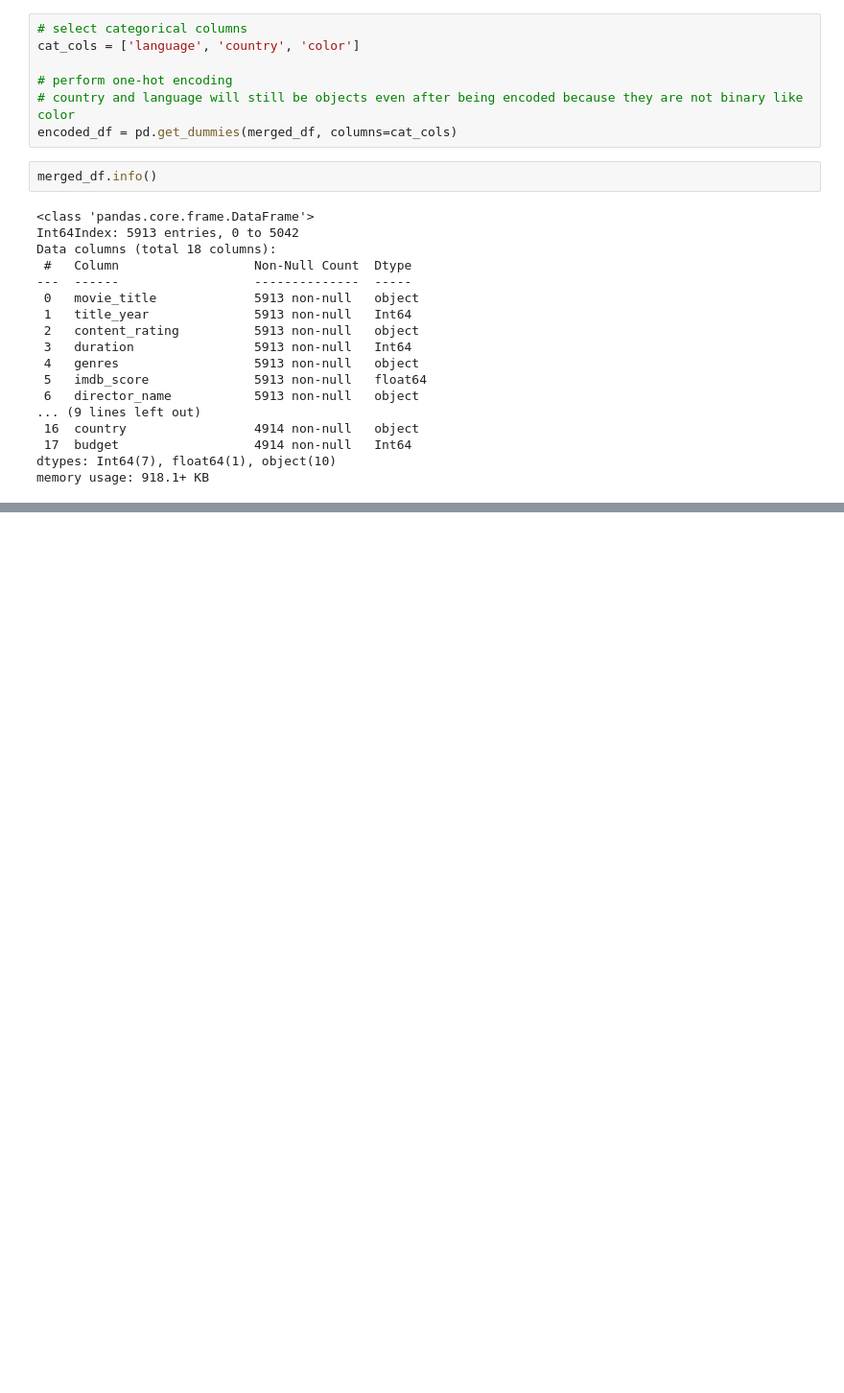
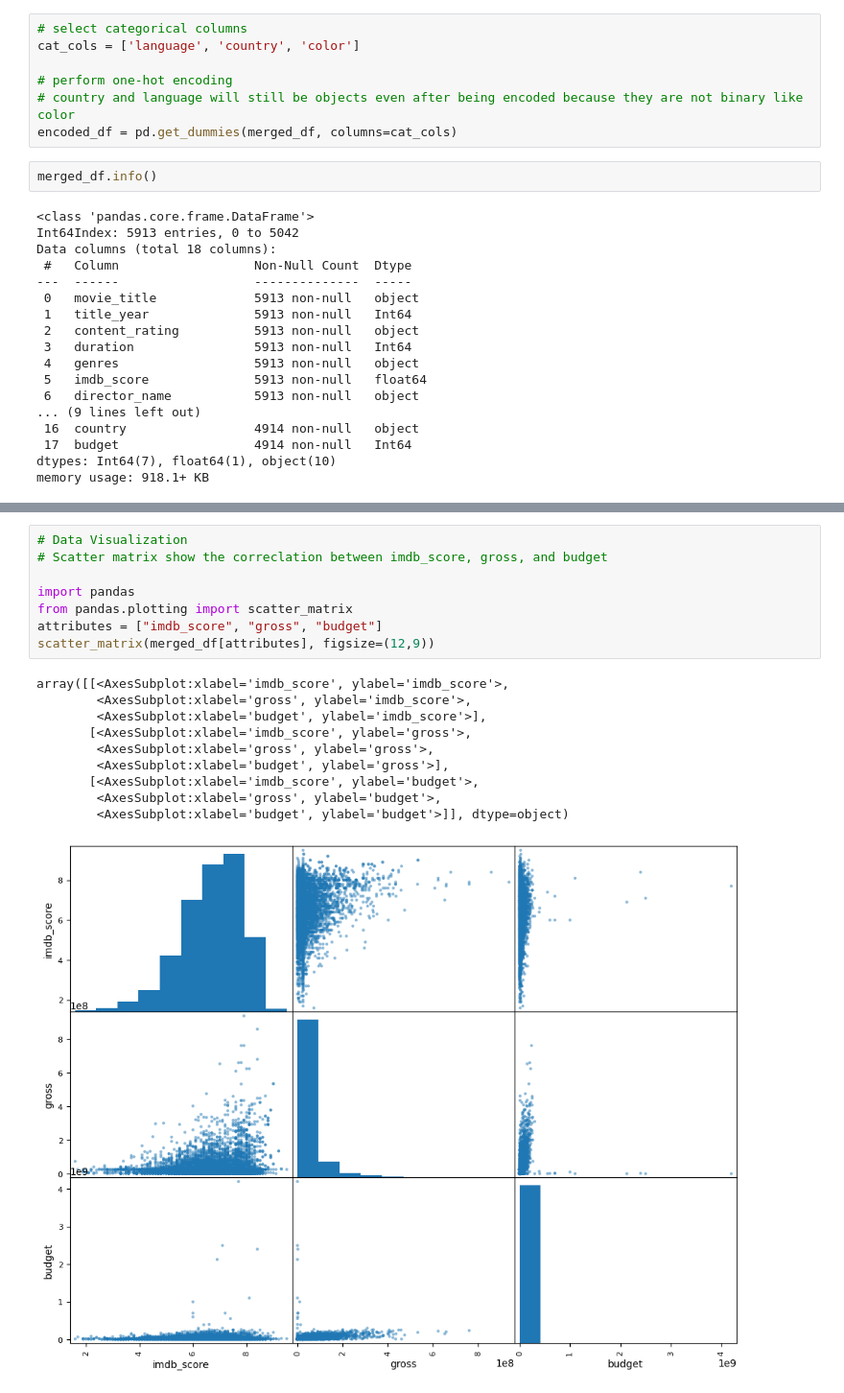
Before and after one commit to YasoJan/IMDB-Rating-Predictor, a Jupyter notebook: IMDB-Rating-Predictor.ipynb, the cells around one changed output, grey strips where cells are left out. Shown at 96% size. Cells and saved outputs as stored; diff of their text form; blank space fills up the shorter version.

```diff
--- a/IMDB-Rating-Predictor.ipynb
+++ b/IMDB-Rating-Predictor.ipynb
@@ -657,0 +697,19 @@ memory usage: 918.1+ KB
+# %%
+# Data Visualization
+# Scatter matrix show the correclation between imdb_score, gross, and budget
+
+import pandas
+from pandas.plotting import scatter_matrix
+attributes = ["imdb_score", "gross", "budget"]
+scatter_matrix(merged_df[attributes], figsize=(12,9))
+# %% [output]
+array([[<AxesSubplot:xlabel='imdb_score', ylabel='imdb_score'>,
+        <AxesSubplot:xlabel='gross', ylabel='imdb_score'>,
+        <AxesSubplot:xlabel='budget', ylabel='imdb_score'>],
+       [<AxesSubplot:xlabel='imdb_score', ylabel='gross'>,
+        <AxesSubplot:xlabel='gross', ylabel='gross'>,
+        <AxesSubplot:xlabel='budget', ylabel='gross'>],
+       [<AxesSubplot:xlabel='imdb_score', ylabel='budget'>,
+        <AxesSubplot:xlabel='gross', ylabel='budget'>,
+        <AxesSubplot:xlabel='budget', ylabel='budget'>]], dtype=object)
+[figure, added]
```
Also changed, not shown: parts of 8 cells of this notebook.
